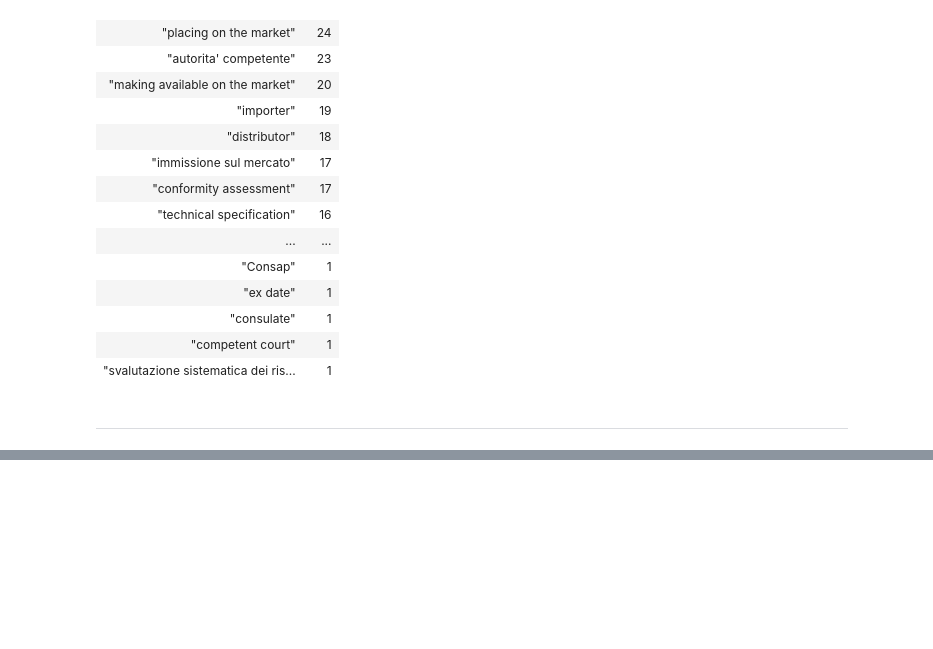
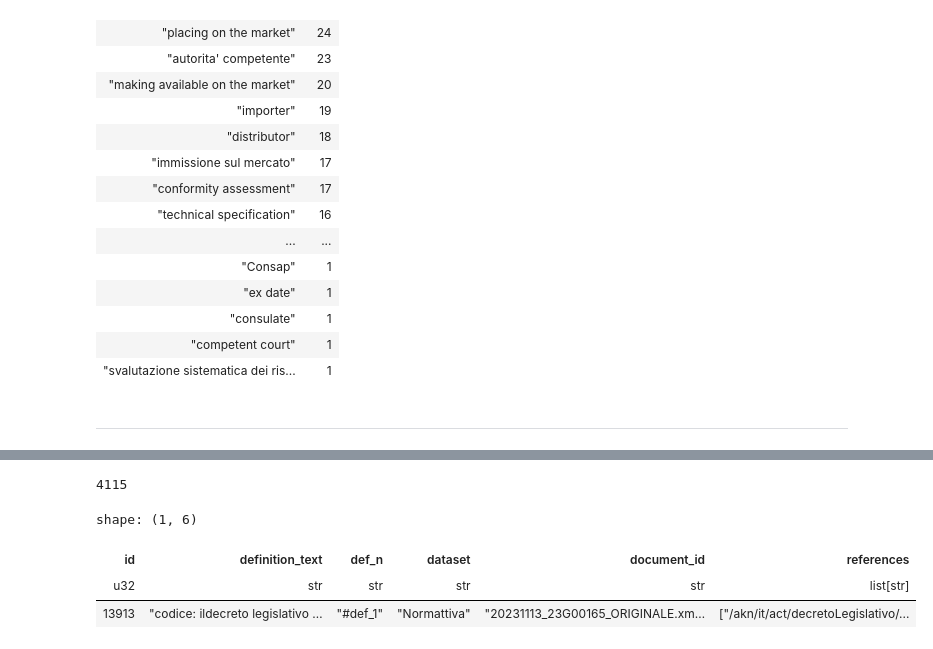
Before and after one commit to leonardozilli/LegislativeDefinitionsAgent, a Jupyter notebook: notebooks/01 - extract_definitions.ipynb, the cells around one changed output, grey strips where cells are left out. Saved outputs shown, nothing was run; the diff lists cells and outputs as text; code cells hidden in the pictures; blank space fills up the shorter version.

```diff
--- a/notebooks/01 - extract_definitions.ipynb
+++ b/notebooks/01 - extract_definitions.ipynb
@@ -424,0 +405,18 @@ KeyboardInterrupt:
+# %%
+import polars as pl
+
+df = pl.read_parquet('../data/processed_definitions.parquet')
+
+dictu = df.with_columns(pl.col('references').list.len().alias('references_len')).filter(pl.col('references_len') > 0).select(pl.col('references')).to_dict()
+list = dictu['references'].to_list()
+flat_list = [item for sublist in list for item in sublist]
+len(flat_list)
+# %% [output]
+4115
+# %%
+df.filter(pl.col('references').list.contains('/akn/it/act/decretoLegislativo/stato/2010-03-15/66/!main'))
+# %% [output]
+shape: (1, 6)
+| id | definition_text | def_n | dataset | document_id | references |
+| u32 | str | str | str | str | list[str] |
+| 13913 | "codice: ildecreto legislativo … | "#def_1" | "Normattiva" | "20231113_23G00165_ORIGINALE.xm… | ["/akn/it/act/decretoLegislativo/... |
```
Also changed, not shown: parts of 11 cells of this notebook, 50 other files.
